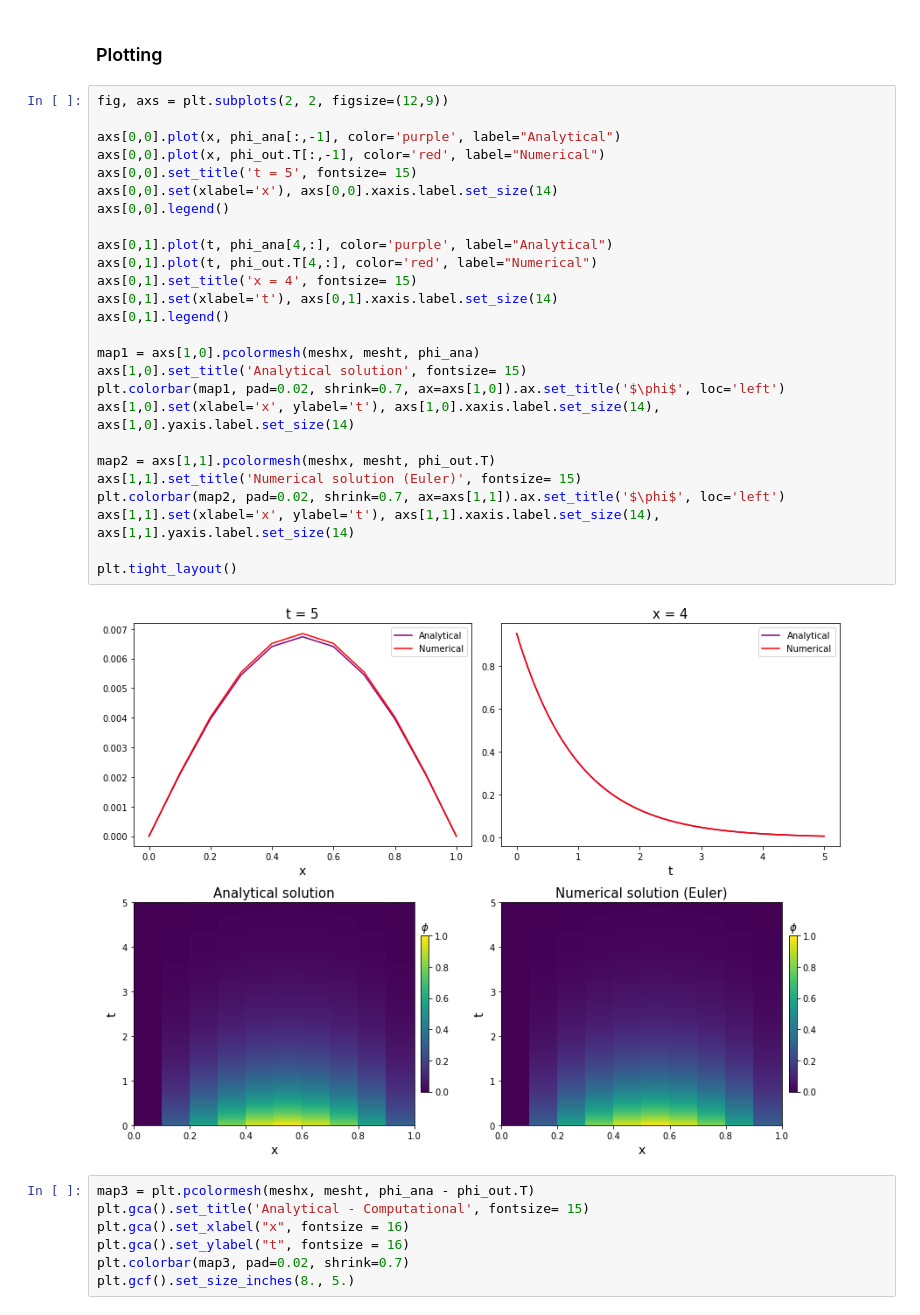
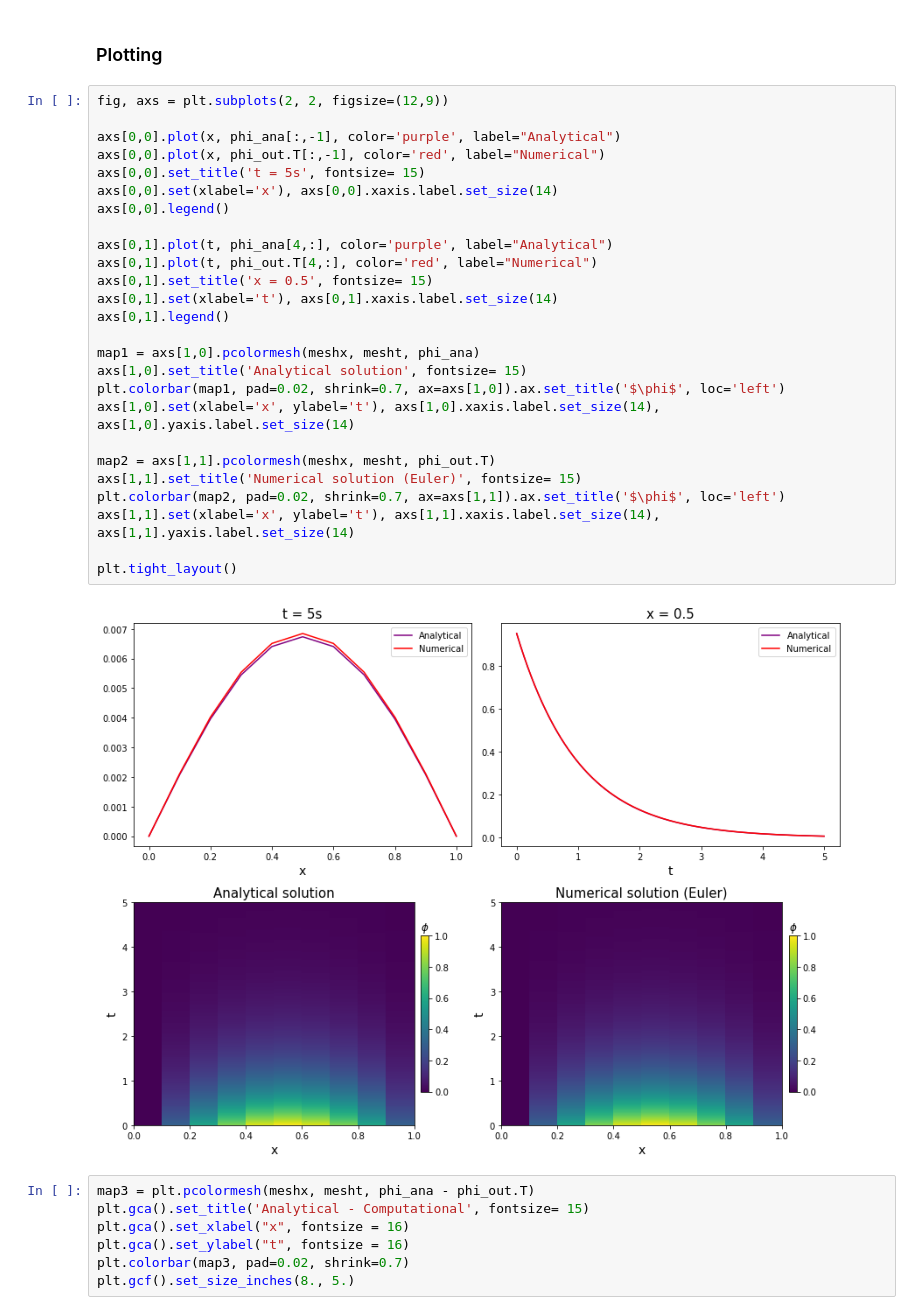
Before and after one commit to vopikamm/climNUM, a Jupyter notebook: Ex4/Exercise_04a_Stability_of_the_heat_equation.ipynb, the cells around one changed output. Cells and saved outputs as stored; diff of their text form.

```diff
--- a/Ex4/Exercise_04a_Stability_of_the_heat_equation.ipynb
+++ b/Ex4/Exercise_04a_Stability_of_the_heat_equation.ipynb
@@ -138,31 +138,31 @@ phi_ana = np.exp(-mesht) * np.cos(np.pi * (meshx -0.5))
 # %%
 fig, axs = plt.subplots(2, 2, figsize=(12,9))
 
 axs[0,0].plot(x, phi_ana[:,-1], color='purple', label="Analytical")
 axs[0,0].plot(x, phi_out.T[:,-1], color='red', label="Numerical")
-axs[0,0].set_title('t = 5', fontsize= 15)
+axs[0,0].set_title('t = 5s', fontsize= 15)
 axs[0,0].set(xlabel='x'), axs[0,0].xaxis.label.set_size(14)
 axs[0,0].legend()
 
 axs[0,1].plot(t, phi_ana[4,:], color='purple', label="Analytical")
 axs[0,1].plot(t, phi_out.T[4,:], color='red', label="Numerical")
-axs[0,1].set_title('x = 4', fontsize= 15)
+axs[0,1].set_title('x = 0.5', fontsize= 15)
 axs[0,1].set(xlabel='t'), axs[0,1].xaxis.label.set_size(14)
 axs[0,1].legend()
 
 map1 = axs[1,0].pcolormesh(meshx, mesht, phi_ana)
 axs[1,0].set_title('Analytical solution', fontsize= 15)
 plt.colorbar(map1, pad=0.02, shrink=0.7, ax=axs[1,0]).ax.set_title('$\phi$', loc='left')
 axs[1,0].set(xlabel='x', ylabel='t'), axs[1,0].xaxis.label.set_size(14), axs[1,0].yaxis.label.set_size(14)
 
 map2 = axs[1,1].pcolormesh(meshx, mesht, phi_out.T)
 axs[1,1].set_title('Numerical solution (Euler)', fontsize= 15)
 plt.colorbar(map2, pad=0.02, shrink=0.7, ax=axs[1,1]).ax.set_title('$\phi$', loc='left')
 axs[1,1].set(xlabel='x', ylabel='t'), axs[1,1].xaxis.label.set_size(14), axs[1,1].yaxis.label.set_size(14)
 
 plt.tight_layout()
 # %% [output]
-[figure, old version]
+[figure, new version]
 # %%
 map3 = plt.pcolormesh(meshx, mesht, phi_ana - phi_out.T)
 plt.gca().set_title('Analytical - Computational', fontsize= 15)
```
Also changed, not shown: parts of 1 cell of this notebook.
